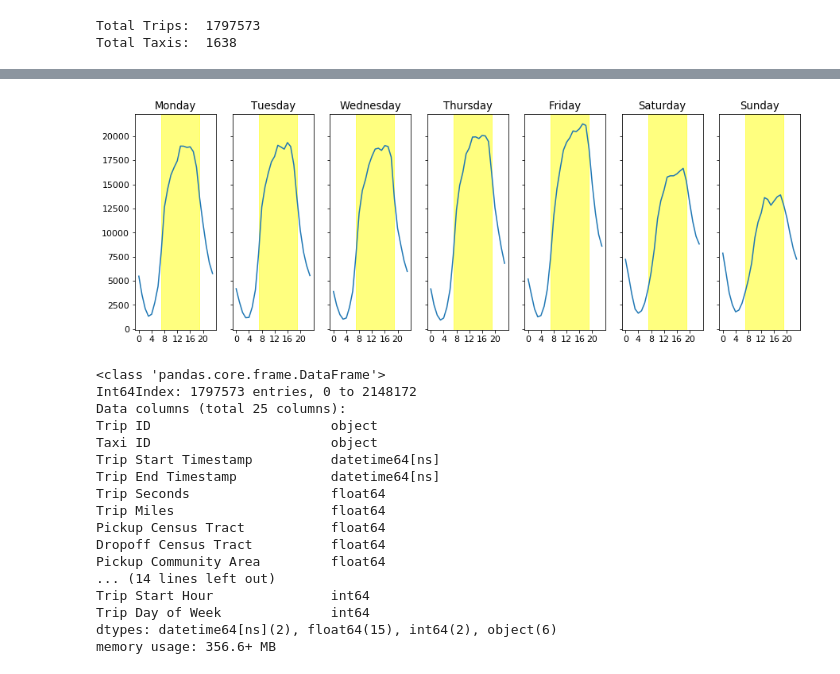
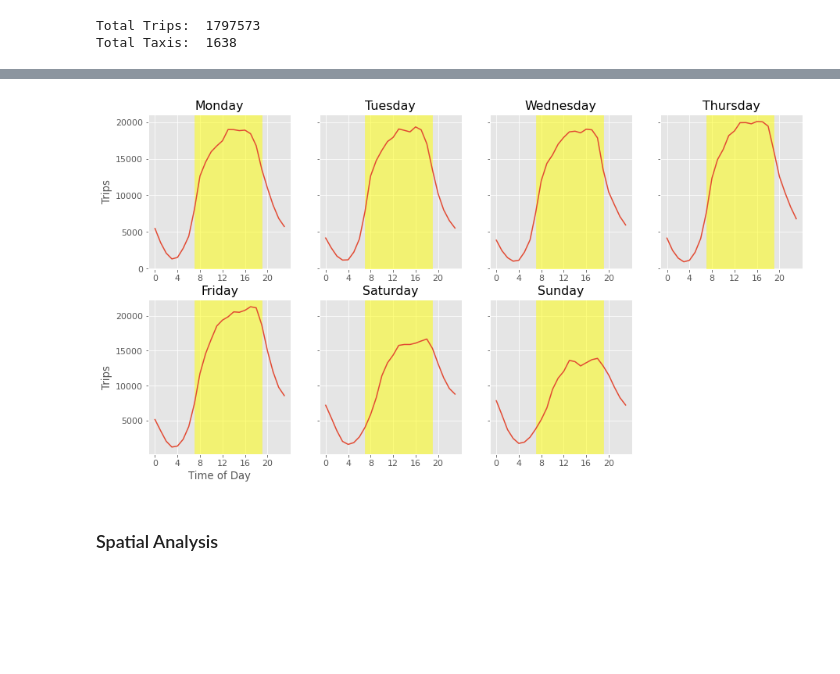
Before and after one commit to aloisiusStephen/ChicagoRideHailing, a Jupyter notebook: ChicagoRideHailing_Analysis.ipynb, the cells around one changed output, grey strips where cells are left out. Saved outputs shown, nothing was run; the diff lists cells and outputs as text; code cells hidden in the pictures; blank space fills up the shorter version.

```diff
--- a/ChicagoRideHailing_Analysis.ipynb
+++ b/ChicagoRideHailing_Analysis.ipynb
@@ -6,8 +6,12 @@ import pandas as pd
 import matplotlib.pyplot as plt
 import numpy as np
 import datetime
+import bokeh
+import geopy as gp
+import pygeohash as gh
 from IPython.display import display
 %matplotlib inline
+plt.style.use('ggplot')
 pd.options.display.float_format = '{:,.2f}'.format
 # %%
 # import cleaned Taxi Trip data from CSV into DataFrame
@@ -295,33 +304,24 @@ plt.show()
 # %%
+## trip by time of day
+plot_data = df.groupby(['Trip Day of Week','Trip Start Hour']).size()
+fig, axs = plt.subplots(2,4,sharey='row', figsize=(15,8))
+axs[-1, -1].axis('off')
+dayofweek = ['Monday','Tuesday','Wednesday','Thursday','Friday','Saturday','Sunday']
 
-plot_data = df.groupby(['Trip Day of Week','Trip Start Hour']).size()
-fig, axs = plt.subplots(1,7, sharex='col',sharey='row', figsize=(15,5))
-dayofweek = ['Monday','Tuesday','Wednesday','Thursday','Friday','Saturday','Sunday']
-for day in range (7):
-    axs[day].set_title(dayofweek[day])
-    axs[day].plot(plot_data[day])
-    axs[day].set_xticks( range(0,24,4))
-    axs[day].axvspan(7, 19,color='yellow', alpha=0.5 )
+axs[0,0].set_ylabel('Trips')
+axs[1,0].set_ylabel('Trips')
+axs[1,0].set_xlabel('Time of Day')
+day = 0
+for r in range (2):
+    for c in range (4):
+        if(day < 7):
+            axs[r,c].set_title(dayofweek[day])
+            axs[r,c].plot(plot_data[day])
+            axs[r,c].set_xticks( range(0,24,4))
+            axs[r,c].axvspan(7, 19,color='yellow', alpha=0.5 )
+            day = day + 1
 plt.show()
 # %% [output]
-[figure, old version]
+[figure, new version]
-# %%
-df.info()
-# %% [output]
-<class 'pandas.core.frame.DataFrame'>
-Int64Index: 1797573 entries, 0 to 2148172
-Data columns (total 25 columns):
-Trip ID                       object
-Taxi ID                       object
-Trip Start Timestamp          datetime64[ns]
-Trip End Timestamp            datetime64[ns]
-Trip Seconds                  float64
-Trip Miles                    float64
-Pickup Census Tract           float64
-Dropoff Census Tract          float64
-Pickup Community Area         float64
-... (14 lines left out)
-Trip Start Hour               int64
-Trip Day of Week              int64
-dtypes: datetime64[ns](2), float64(15), int64(2), object(6)
-memory usage: 356.6+ MB
+# %% [markdown]
+### Spatial Analysis
```
Also changed, not shown: parts of 24 cells of this notebook.
